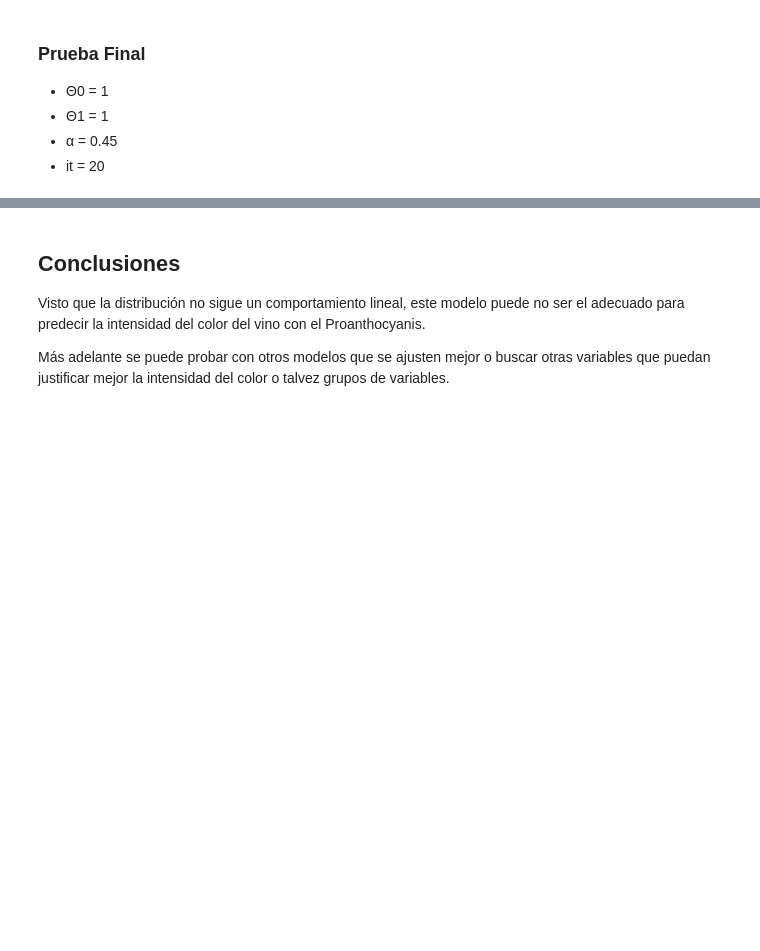
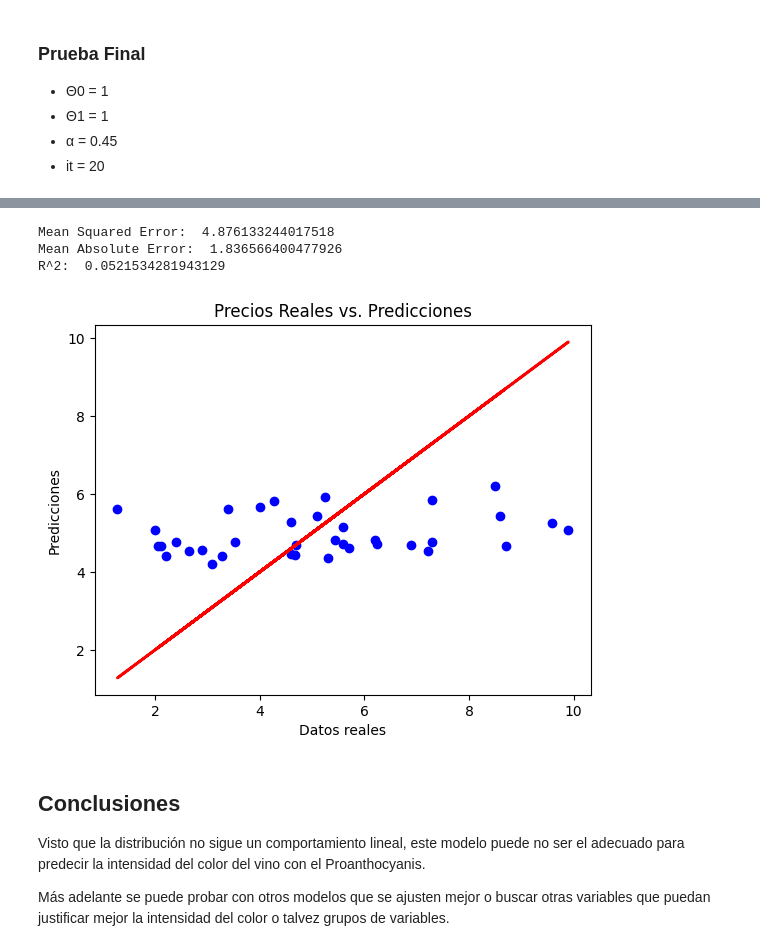
Before and after one commit to FCANOF/PortafolioImplementacion_TE3006_101_FridaCanoFalcon_A01752953, a Jupyter notebook: final/M2_ML/Ev_01/ML_RegresionLineal.ipynb, the cells around one changed output, grey strips where cells are left out. Drawn from its saved outputs; the diff is of its cells as text; code cells hidden in the pictures; blank space fills up the shorter version.

```diff
--- a/final/M2_ML/Ev_01/ML_RegresionLineal.ipynb
+++ b/final/M2_ML/Ev_01/ML_RegresionLineal.ipynb
@@ -303,0 +303,3 @@ plt.show()
+# %%
+# Dividir los datos en conjuntos de entrenamiento y prueba
+X_train, X_test, y_train, y_test = train_test_split(x_data, y_data, test_size=0.2, random_state=42)
@@ -304,3 +366,42 @@ plt.show()
+# %%
+# Suponiendo que X_train y X_test son listas unidimensionales
+X_train = np.array(X_train).reshape(-1, 1)
+X_test = np.array(X_test).reshape(-1, 1)
+# Crear y entrenar el modelo de regresión
+modelo = LinearRegression()
+modelo.fit(X_train, y_train)
+
+# Se obtienen las predicciones con el modelo obtenido
+y_pred = modelo.predict(X_test)
+
+# MSE, MAE y R^2
+mse = mean_squared_error(y_test, y_pred)
+mae = mean_absolute_error(y_test, y_pred)
+r2 = r2_score(y_test, y_pred)
+
+print('Mean Squared Error: ', mse)
+print('Mean Absolute Error: ', mae)
+print('R^2: ', r2)
+# %% [output]
+Mean Squared Error:  4.876133244017518
+Mean Absolute Error:  1.836566400477926
+R^2:  0.0521534281943129
+# %%
+# Gráfica de dispersión con valores reales y los valores que se predijeron
+plt.scatter(y_test, y_pred, color='blue', label='Datos de entrenamiento')
+
+# Dibujar la línea de regresión
+plt.plot(y_test, y_test, color='red', linewidth=2, label='Regresión Lineal')
+
+# Etiquetas y título del gráfico
+plt.xlabel('Datos reales')
+plt.ylabel('Predicciones')
+plt.title(f'Precios Reales vs. Predicciones')
+
+# Mostrar el gráfico
+plt.show()
+# %% [output]
+[figure, added]
 # %% [markdown]
 ## Conclusiones
 
```
Also changed, not shown: parts of 16 cells of this notebook, 1 other file.
